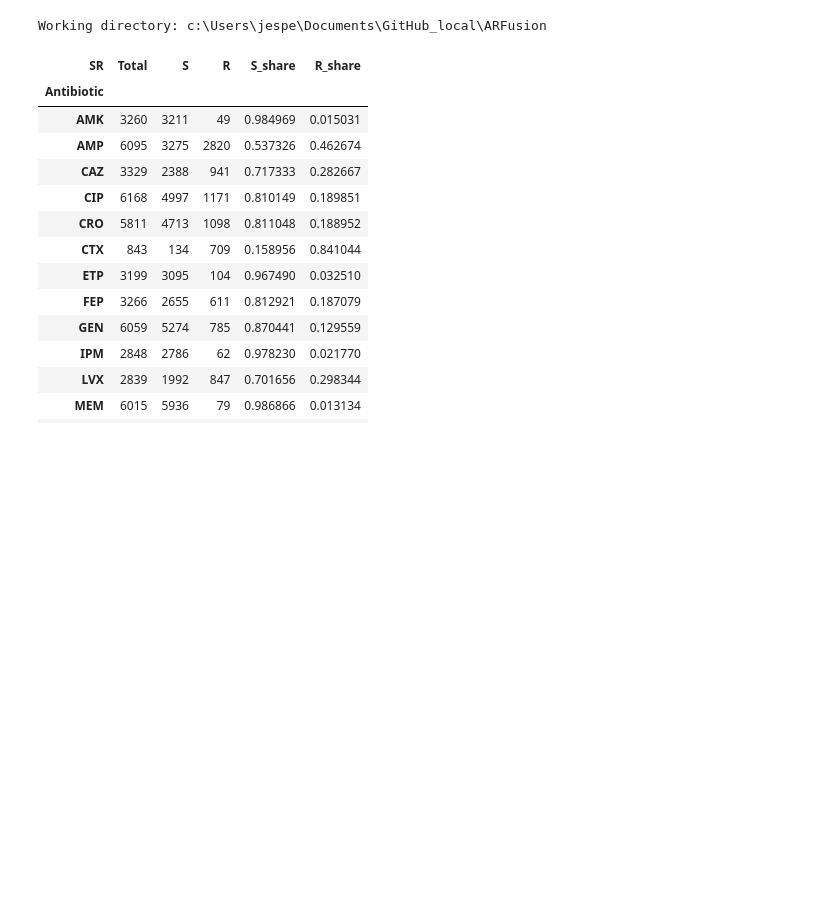
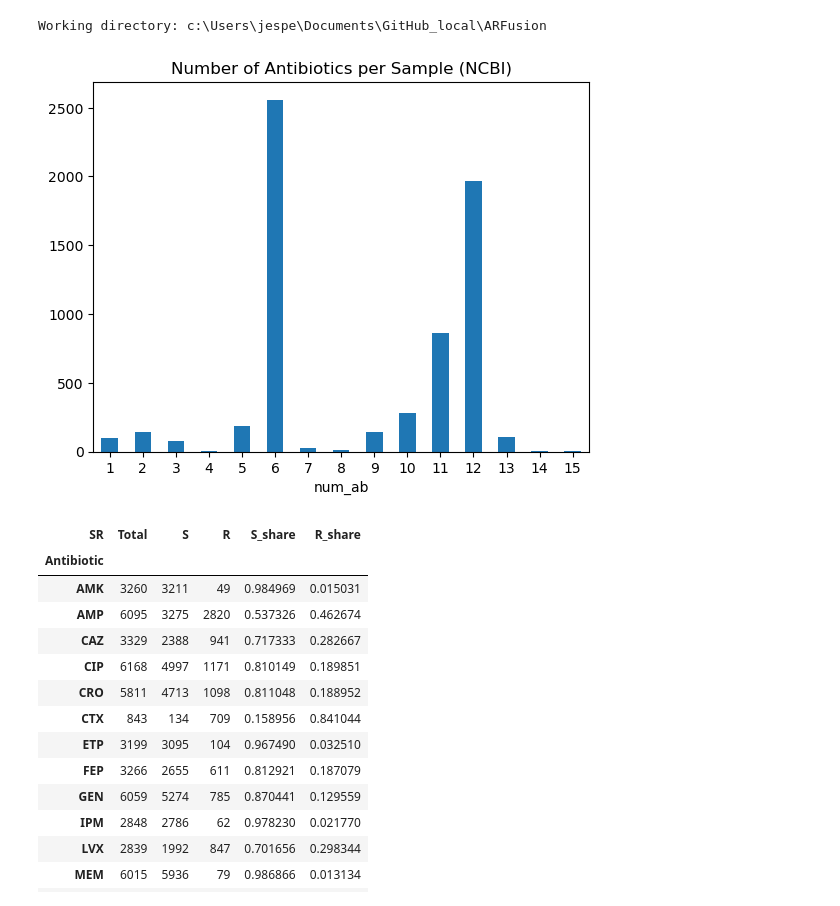
Before and after one commit to jespeols/ARFusion, a Jupyter notebook: data_vis.ipynb, the cells around one changed output. Drawn from its saved outputs; the diff is of its cells as text; code cells hidden in the pictures; blank space fills up the shorter version.

```diff
--- a/data_vis.ipynb
+++ b/data_vis.ipynb
@@ -24,6 +24,12 @@ with open('config_MM.yaml' ,'r') as file:
 
 ds_NCBI = pd.read_pickle(config['data']['NCBI']['load_path'])
 ds_TESSy = pd.read_pickle(config['data']['TESSy']['load_path'])
+# %%
+ds_NCBI[ds_NCBI['num_ab'] > 0]['num_ab'].astype('int').value_counts().sort_index().plot(kind='bar', rot=0)
+plt.title('Number of Antibiotics per Sample (NCBI)')
+plt.show()
+# %% [output]
+[figure, added]
 # %%
 def get_pivot_from_processed_datasets(ds, colname = 'phenotypes'):
     df_pivot = ds[colname].explode().value_counts().reset_index()
```
